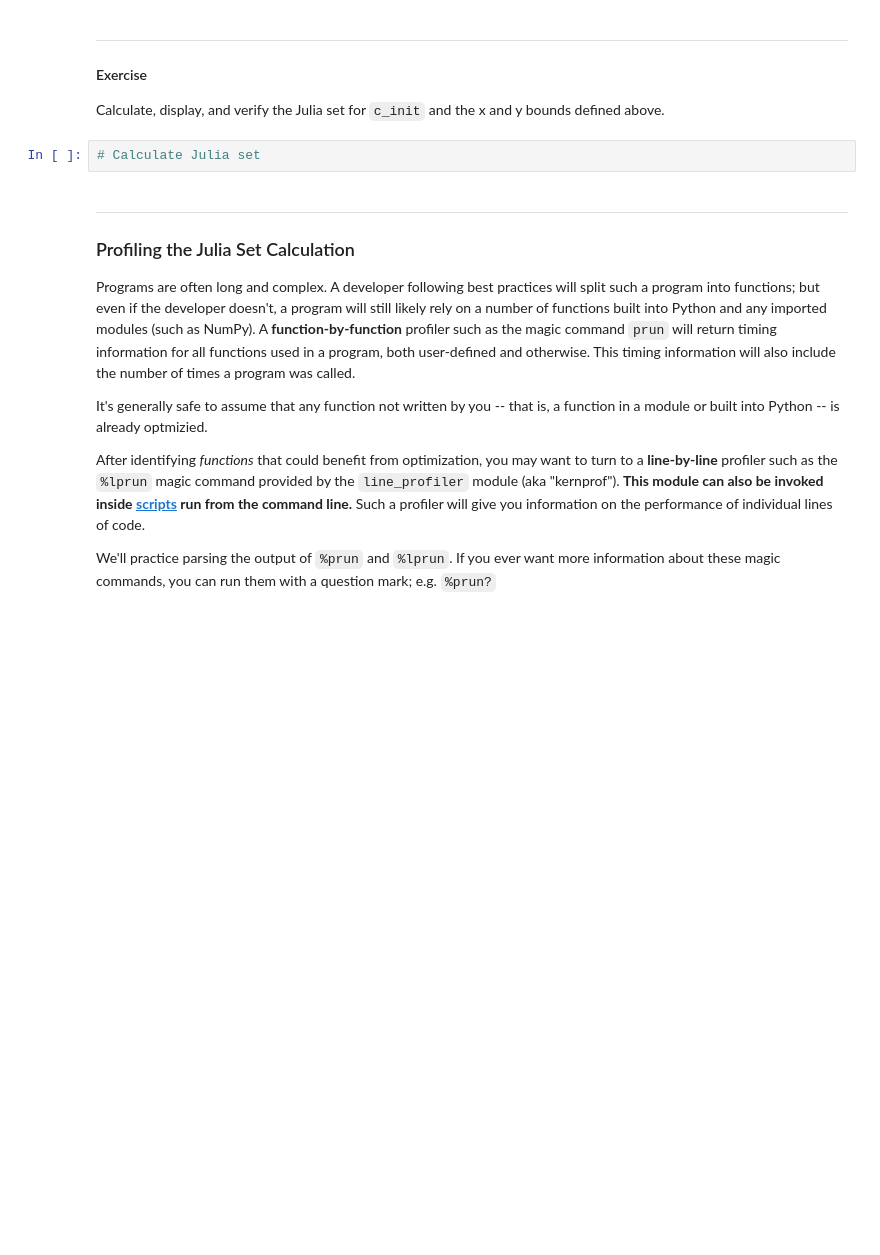
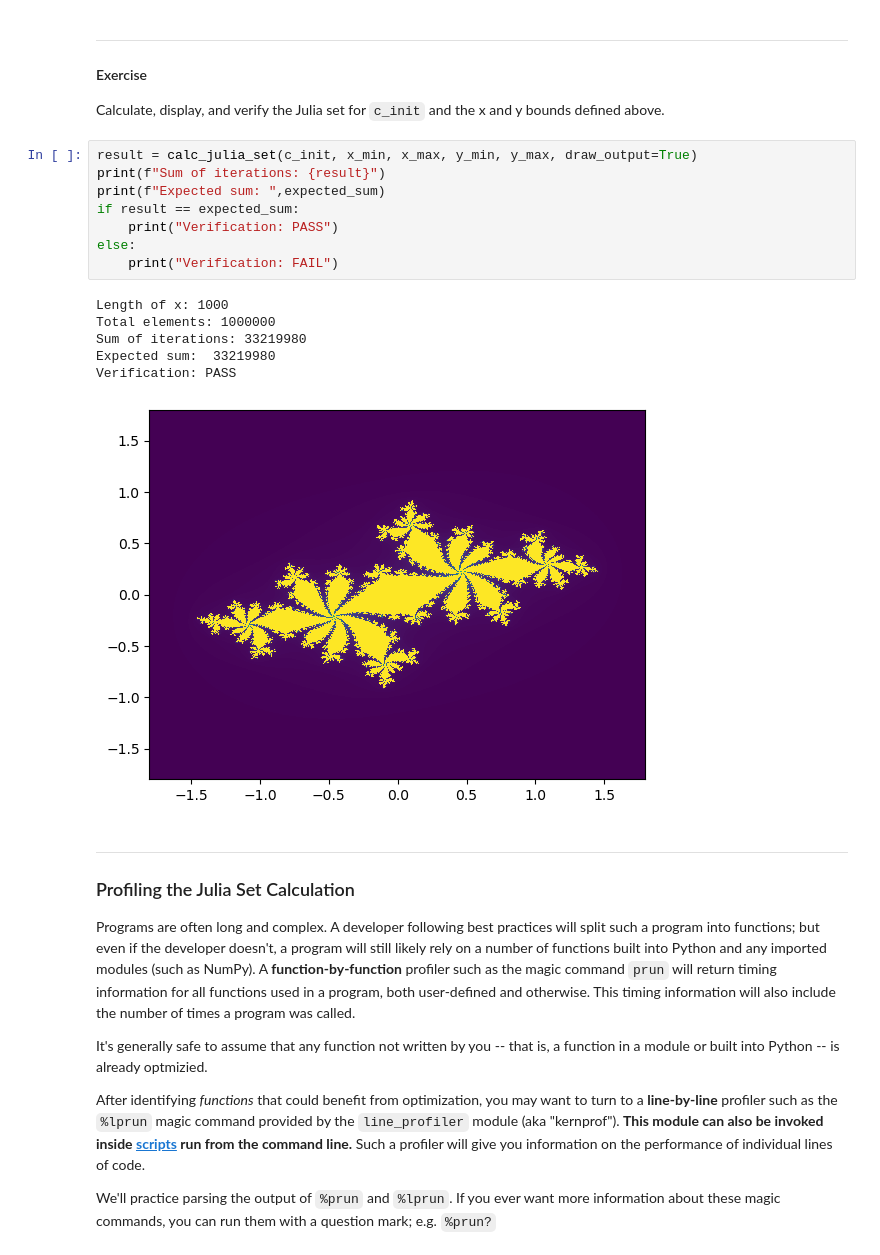
Before and after one commit to msu-cmse-courses/hpc-python01-profiling-twumasij, a Jupyter notebook: workbook_profiling.ipynb, the cells around one changed output. Saved outputs shown, nothing was run; the diff lists cells and outputs as text; blank space fills up the shorter version.

```diff
--- a/workbook_profiling.ipynb
+++ b/workbook_profiling.ipynb
@@ -242,7 +305,20 @@ expected_sum = 33219980
 
 Calculate, display, and verify the Julia set for `c_init` and the x and y bounds defined above.
 # %%
-# Calculate Julia set
+result = calc_julia_set(c_init, x_min, x_max, y_min, y_max, draw_output=True)
+print(f"Sum of iterations: {result}")
+print(f"Expected sum: ",expected_sum)
+if result == expected_sum:
+    print("Verification: PASS")
+else:
+    print("Verification: FAIL")
+# %% [output]
+Length of x: 1000
+Total elements: 1000000
+Sum of iterations: 33219980
+Expected sum:  33219980
+Verification: PASS
+[figure, added]
 # %% [markdown]
 ---
 ### Profiling the Julia Set Calculation
```
Also changed, not shown: parts of 28 cells of this notebook.
